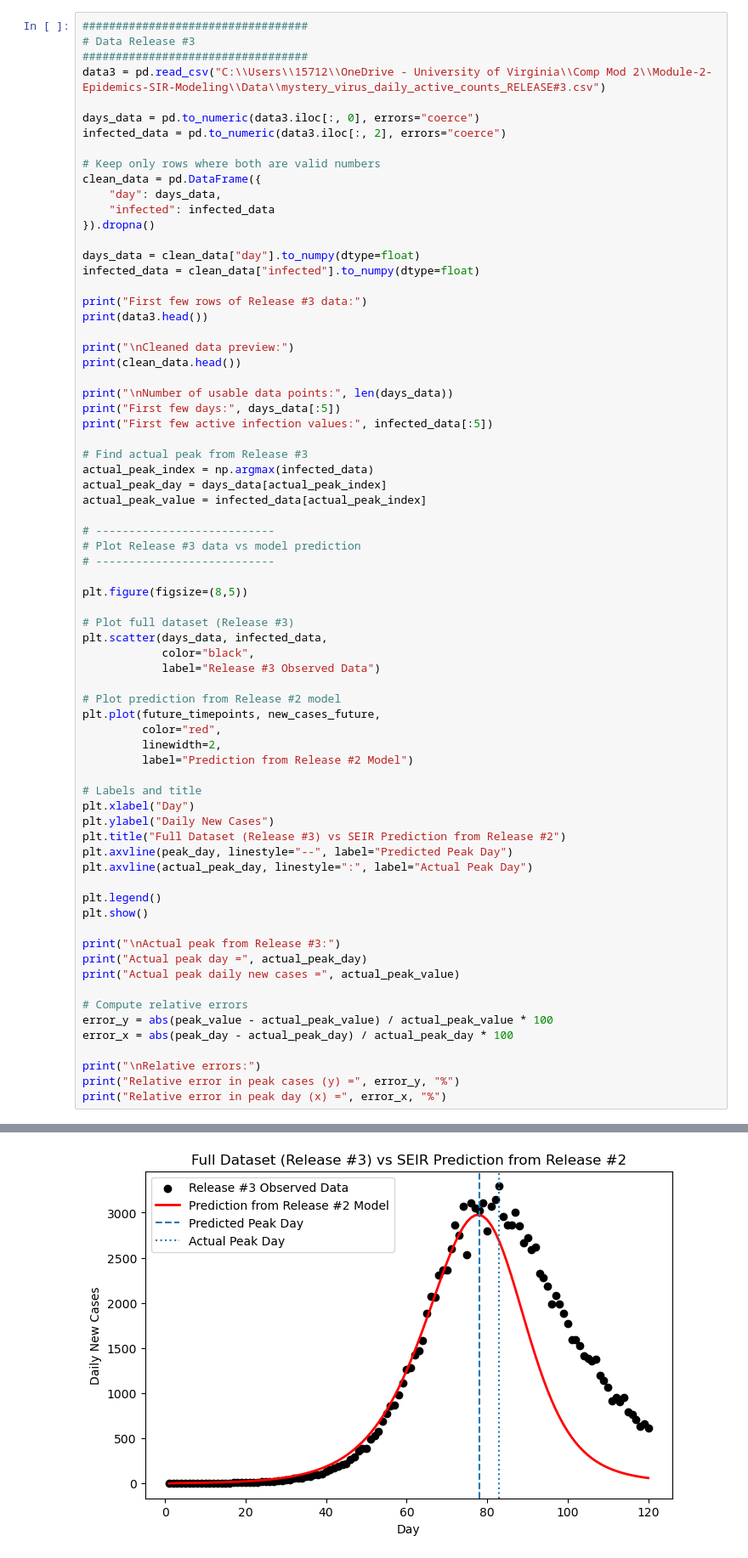
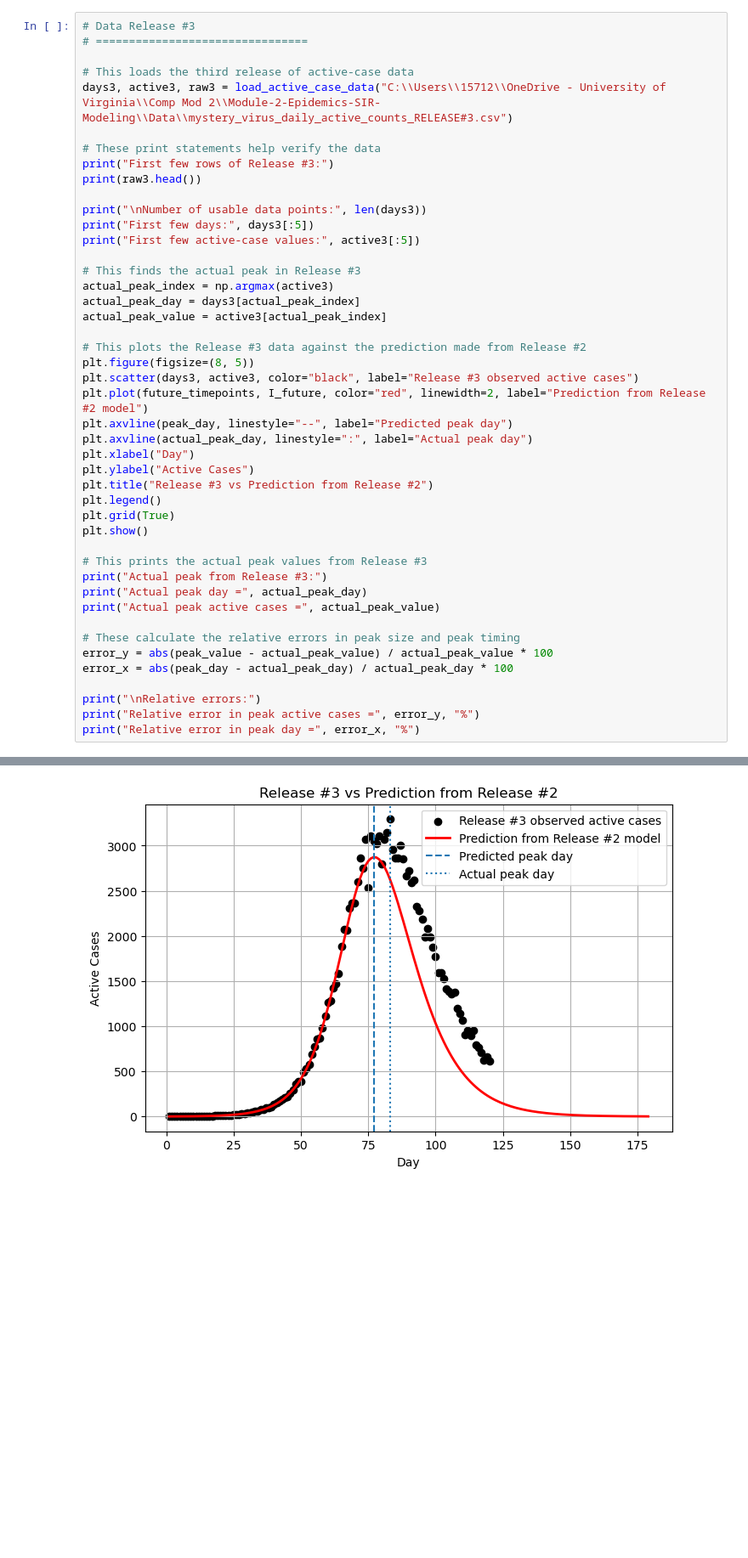
Before and after one commit to breckleytheresa13-debug/Module-2-Epidemics-SIR-Modeling, a Jupyter notebook: Notebook examples/Template_student_final_notebook.ipynb, the cells around one changed output, grey strips where cells are left out. Shown at 85% size. Drawn from its saved outputs; the diff is of its cells as text; blank space fills up the shorter version.

```diff
--- a/Notebook examples/Template_student_final_notebook.ipynb
+++ b/Notebook examples/Template_student_final_notebook.ipynb
@@ -464,72 +326,46 @@ This section should come from your python code after Data Release #3.
 # %%
-##################################
 # Data Release #3
-##################################
-data3 = pd.read_csv("C:\\Users\\15712\\OneDrive - University of Virginia\\Comp Mod 2\\Module-2-Epidemics-SIR-Modeling\\Data\\mystery_virus_daily_active_counts_RELEASE#3.csv")
+# ================================
 
-days_data = pd.to_numeric(data3.iloc[:, 0], errors="coerce")
-infected_data = pd.to_numeric(data3.iloc[:, 2], errors="coerce")
+# This loads the third release of active-case data
+days3, active3, raw3 = load_active_case_data("C:\\Users\\15712\\OneDrive - University of Virginia\\Comp Mod 2\\Module-2-Epidemics-SIR-Modeling\\Data\\mystery_virus_daily_active_counts_RELEASE#3.csv")
 
-# Keep only rows where both are valid numbers
-clean_data = pd.DataFrame({
-    "day": days_data,
-    "infected": infected_data
-}).dropna()
+# These print statements help verify the data
+print("First few rows of Release #3:")
+print(raw3.head())
 
-days_data = clean_data["day"].to_numpy(dtype=float)
-infected_data = clean_data["infected"].to_numpy(dtype=float)
+print("\nNumber of usable data points:", len(days3))
+print("First few days:", days3[:5])
+print("First few active-case values:", active3[:5])
 
-print("First few rows of Release #3 data:")
-print(data3.head())
+# This finds the actual peak in Release #3
+actual_peak_index = np.argmax(active3)
+actual_peak_day = days3[actual_peak_index]
+actual_peak_value = active3[actual_peak_index]
 
-print("\nCleaned data preview:")
-print(clean_data.head())
-
-print("\nNumber of usable data points:", len(days_data))
-print("First few days:", days_data[:5])
-print("First few active infection values:", infected_data[:5])
-
-# Find actual peak from Release #3
-actual_peak_index = np.argmax(infected_data)
-actual_peak_day = days_data[actual_peak_index]
-actual_peak_value = infected_data[actual_peak_index]
-
-# ---------------------------
-# Plot Release #3 data vs model prediction
-# ---------------------------
-
-plt.figure(figsize=(8,5))
-
-# Plot full dataset (Release #3)
-plt.scatter(days_data, infected_data,
-            color="black",
-            label="Release #3 Observed Data")
-
-# Plot prediction from Release #2 model
-plt.plot(future_timepoints, new_cases_future,
-         color="red",
-         linewidth=2,
-         label="Prediction from Release #2 Model")
-
-# Labels and title
+# This plots the Release #3 data against the prediction made from Release #2
+plt.figure(figsize=(8, 5))
+plt.scatter(days3, active3, color="black", label="Release #3 observed active cases")
+plt.plot(future_timepoints, I_future, color="red", linewidth=2, label="Prediction from Release #2 model")
+plt.axvline(peak_day, linestyle="--", label="Predicted peak day")
+plt.axvline(actual_peak_day, linestyle=":", label="Actual peak day")
 plt.xlabel("Day")
-plt.ylabel("Daily New Cases")
-plt.title("Full Dataset (Release #3) vs SEIR Prediction from Release #2")
-plt.axvline(peak_day, linestyle="--", label="Predicted Peak Day")
-plt.axvline(actual_peak_day, linestyle=":", label="Actual Peak Day")
-
+plt.ylabel("Active Cases")
+plt.title("Release #3 vs Prediction from Release #2")
 plt.legend()
+plt.grid(True)
 plt.show()
 
-print("\nActual peak from Release #3:")
+# This prints the actual peak values from Release #3
+print("Actual peak from Release #3:")
 print("Actual peak day =", actual_peak_day)
-print("Actual peak daily new cases =", actual_peak_value)
+print("Actual peak active cases =", actual_peak_value)
 
-# Compute relative errors
+# These calculate the relative errors in peak size and peak timing
 error_y = abs(peak_value - actual_peak_value) / actual_peak_value * 100
 error_x = abs(peak_day - actual_peak_day) / actual_peak_day * 100
 
 print("\nRelative errors:")
-print("Relative error in peak cases (y) =", error_y, "%")
-print("Relative error in peak day (x) =", error_x, "%")
+print("Relative error in peak active cases =", error_y, "%")
+print("Relative error in peak day =", error_x, "%")
 # %% [output]
@@ -555,3 +383,3 @@ First few active infection values: [1. 1. 1. 1. 1.]
-[figure, old version]
+[figure, new version]
 Actual peak from Release #3:
 Actual peak day = 83.0
```
Also changed, not shown: parts of 35 cells of this notebook, 1 other file.
